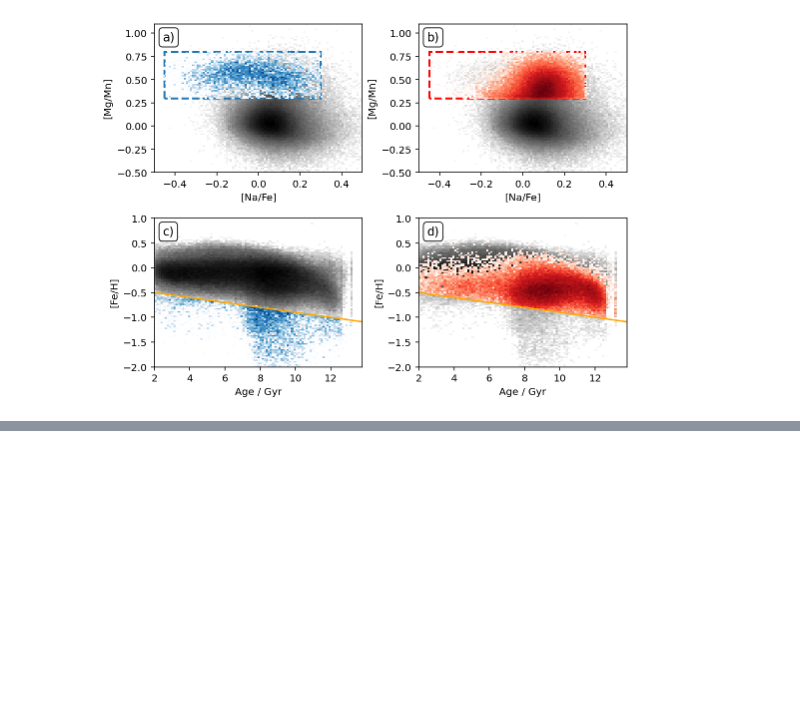
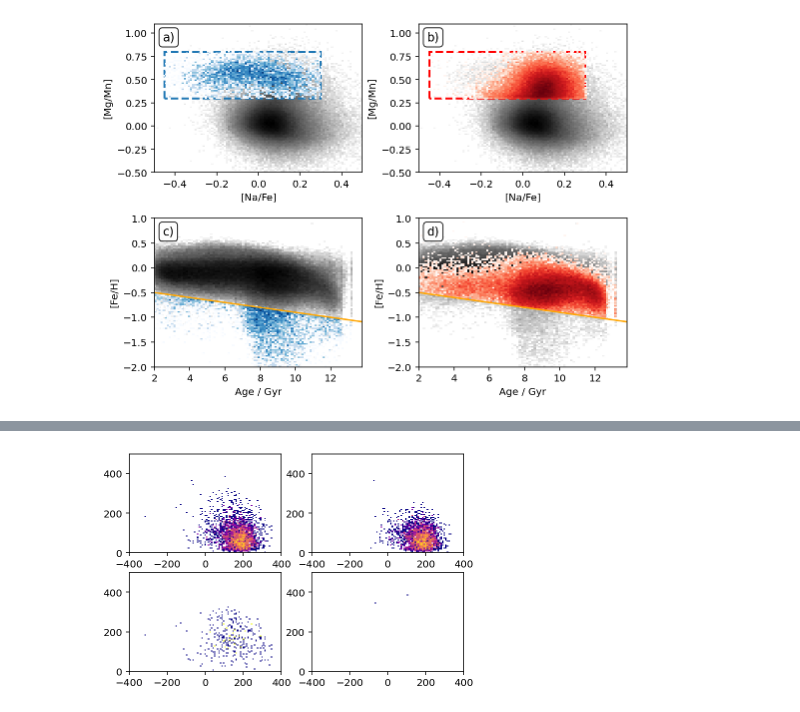
Before and after one commit to svenbuder/Accretion_Clues_ObsSim, a Jupyter notebook: mijnarends_2022_accretion_clues_simulation.ipynb, the cells around one changed output, grey strips where cells are left out. Cells and saved outputs as stored; diff of their text form; code cells hidden in the pictures; blank space fills up the shorter version.

```diff
--- a/mijnarends_2022_accretion_clues_simulation.ipynb
+++ b/mijnarends_2022_accretion_clues_simulation.ipynb
@@ -966,0 +1218,38 @@ plot_nafe_mgmn_dissection()
+# %%
+radius = 2
+solar_radius = (
+    (np.abs(sim['x'] - 8) < radius) &
+    (np.sqrt((r-8)**2+sim['y']**2) < radius) &
+    (np.sqrt((r-8)**2+sim['z']**2) < radius)
+)
+# %%
+
+f, gs = plt.subplots(2,2)
+
+bins = (np.linspace(-400,400,100),np.linspace(0,500,100))
+ax = gs[0,0]
+ax.hist2d(
+    vphi[solar_radius],
+    np.sqrt(vr[solar_radius]**2+vz[solar_radius]**2),
+    bins=bins,cmin=1,norm=LogNorm(),cmap='plasma'
+);
+ax = gs[0,1]
+ax.hist2d(
+    vphi[selection_sequence1 & solar_radius],
+    np.sqrt(vr[selection_sequence1 & solar_radius]**2+vz[selection_sequence1 & solar_radius]**2),
+    bins=bins,cmin=1,norm=LogNorm(),cmap='plasma'
+);
+ax = gs[1,0]
+ax.hist2d(
+    vphi[selection_sequence2 & solar_radius],
+    np.sqrt(vr[selection_sequence2 & solar_radius]**2+vz[selection_sequence2 & solar_radius]**2),
+    bins=bins,cmin=1,norm=LogNorm(),cmap='plasma'
+);
+ax = gs[1,1]
+ax.hist2d(
+    vphi[selection_sequence3 & solar_radius],
+    np.sqrt(vr[selection_sequence3 & solar_radius]**2+vz[selection_sequence3 & solar_radius]**2),
+    bins=bins,cmin=1,norm=LogNorm(),cmap='plasma'
+);
+# %% [output]
+[figure, added]
```
Also changed, not shown: parts of 6 cells of this notebook.
